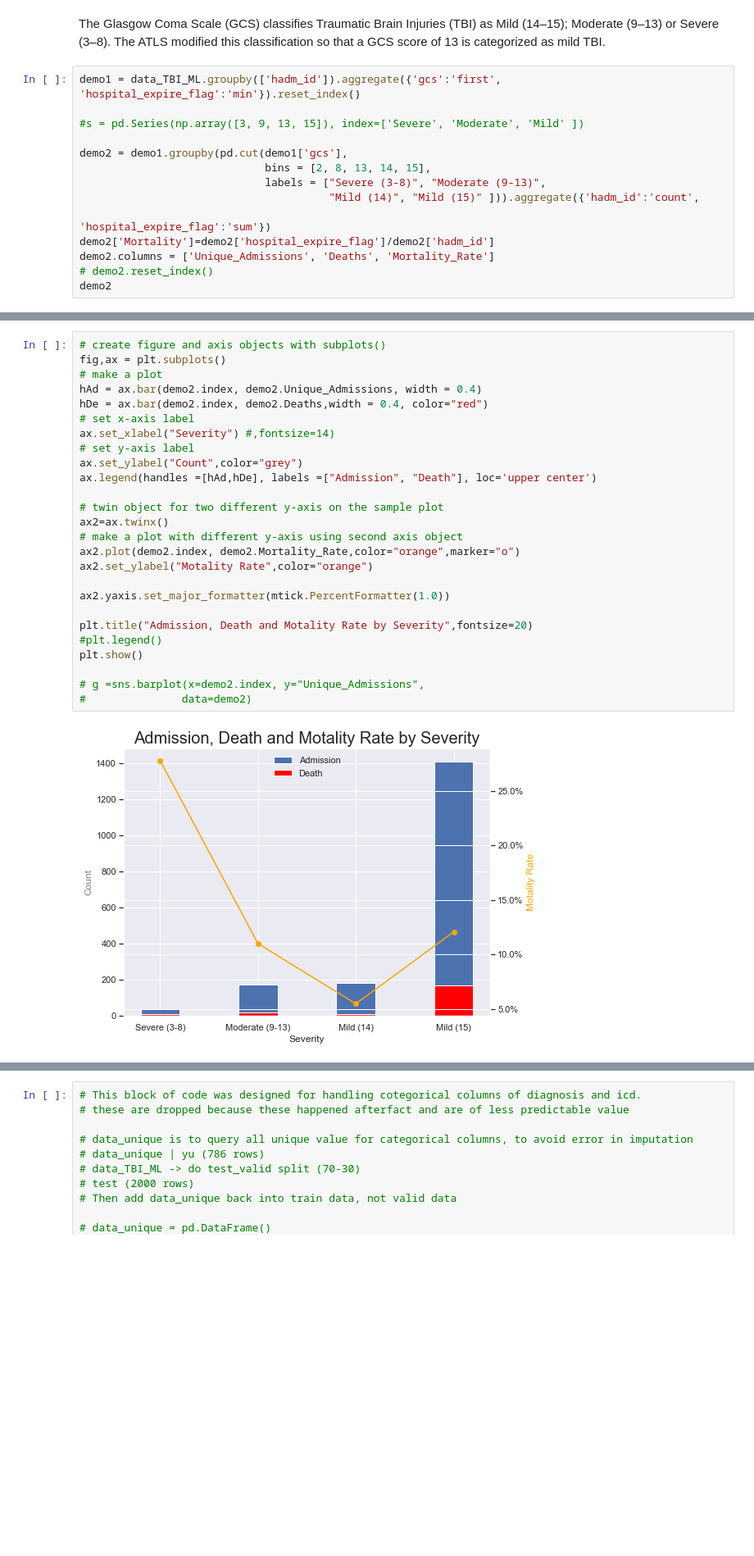
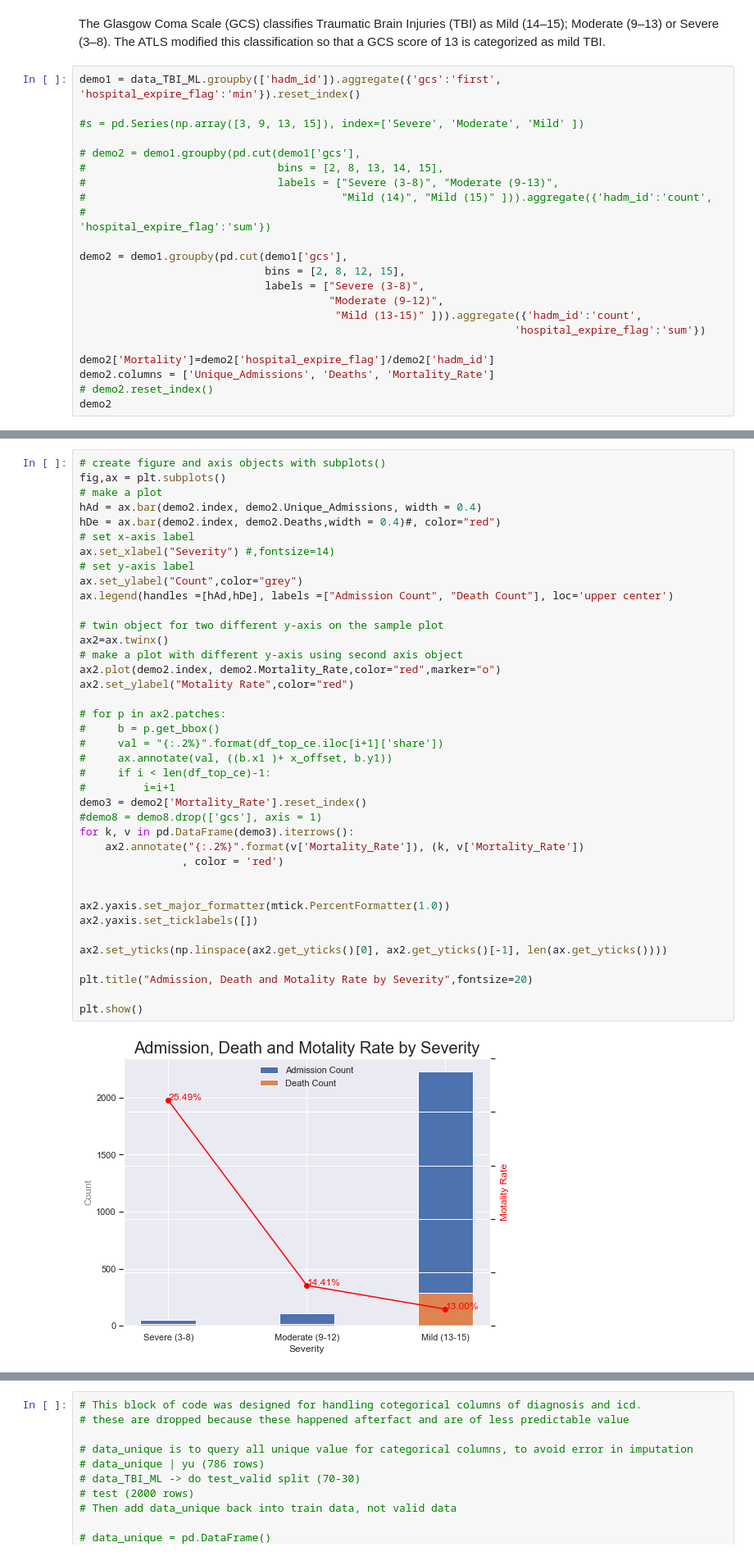
Before and after one commit to georgeshi-hub/MIMIC-TBI, a Jupyter notebook: TBI_ML.ipynb, the cells around one changed output, grey strips where cells are left out. Shown at 82% size. Drawn from its saved outputs; the diff is of its cells as text; blank space fills up the shorter version.

```diff
--- a/TBI_ML.ipynb
+++ b/TBI_ML.ipynb
@@ -177,11 +177,19 @@ demo1 = data_TBI_ML.groupby(['hadm_id']).aggregate({'gcs':'first', 'hospital_exp
 
 #s = pd.Series(np.array([3, 9, 13, 15]), index=['Severe', 'Moderate', 'Mild' ])
 
+# demo2 = demo1.groupby(pd.cut(demo1['gcs'],
+#                              bins = [2, 8, 13, 14, 15],
+#                              labels = ["Severe (3-8)", "Moderate (9-13)",
+#                                        "Mild (14)", "Mild (15)" ])).aggregate({'hadm_id':'count',
+#                                                                                    'hospital_expire_flag':'sum'})
+
 demo2 = demo1.groupby(pd.cut(demo1['gcs'],
-                             bins = [2, 8, 13, 14, 15],
-                             labels = ["Severe (3-8)", "Moderate (9-13)",
-                                       "Mild (14)", "Mild (15)" ])).aggregate({'hadm_id':'count',
-                                                                                   'hospital_expire_flag':'sum'})
+                             bins = [2, 8, 12, 15],
+                             labels = ["Severe (3-8)",
+                                       "Moderate (9-12)",
+                                        "Mild (13-15)" ])).aggregate({'hadm_id':'count',
+                                                                    'hospital_expire_flag':'sum'})
+
 demo2['Mortality']=demo2['hospital_expire_flag']/demo2['hadm_id']
 demo2.columns = ['Unique_Admissions', 'Deaths', 'Mortality_Rate']
 # demo2.reset_index()
@@ -206,28 +215,41 @@ Text(0.5, 1.0, 'Admission Count Share by GCS')
 # %%
 # create figure and axis objects with subplots()
 fig,ax = plt.subplots()
 # make a plot
 hAd = ax.bar(demo2.index, demo2.Unique_Admissions, width = 0.4)
-hDe = ax.bar(demo2.index, demo2.Deaths,width = 0.4, color="red")
+hDe = ax.bar(demo2.index, demo2.Deaths,width = 0.4)#, color="red")
 # set x-axis label
 ax.set_xlabel("Severity") #,fontsize=14)
 # set y-axis label
 ax.set_ylabel("Count",color="grey")
-ax.legend(handles =[hAd,hDe], labels =["Admission", "Death"], loc='upper center')
+ax.legend(handles =[hAd,hDe], labels =["Admission Count", "Death Count"], loc='upper center')
 
 # twin object for two different y-axis on the sample plot
 ax2=ax.twinx()
 # make a plot with different y-axis using second axis object
-ax2.plot(demo2.index, demo2.Mortality_Rate,color="orange",marker="o")
-ax2.set_ylabel("Motality Rate",color="orange")
+ax2.plot(demo2.index, demo2.Mortality_Rate,color="red",marker="o")
+ax2.set_ylabel("Motality Rate",color="red")
+
+# for p in ax2.patches:
+#     b = p.get_bbox()
+#     val = "{:.2%}".format(df_top_ce.iloc[i+1]['share'])
+#     ax.annotate(val, ((b.x1 )+ x_offset, b.y1))
+#     if i < len(df_top_ce)-1:
+#         i=i+1
+demo3 = demo2['Mortality_Rate'].reset_index()
+#demo8 = demo8.drop(['gcs'], axis = 1)
+for k, v in pd.DataFrame(demo3).iterrows():
+    ax2.annotate("{:.2%}".format(v['Mortality_Rate']), (k, v['Mortality_Rate'])
+                , color = 'red')
+
 
 ax2.yaxis.set_major_formatter(mtick.PercentFormatter(1.0))
+ax2.yaxis.set_ticklabels([])
+
+ax2.set_yticks(np.linspace(ax2.get_yticks()[0], ax2.get_yticks()[-1], len(ax.get_yticks())))
 
 plt.title("Admission, Death and Motality Rate by Severity",fontsize=20)
-#plt.legend()
+
 plt.show()
-
-# g =sns.barplot(x=demo2.index, y="Unique_Admissions",
-#               data=demo2)
 # %% [output]
-[figure, old version]
+[figure, new version]
```
Also changed, not shown: parts of 17 cells of this notebook, 2 other files.
